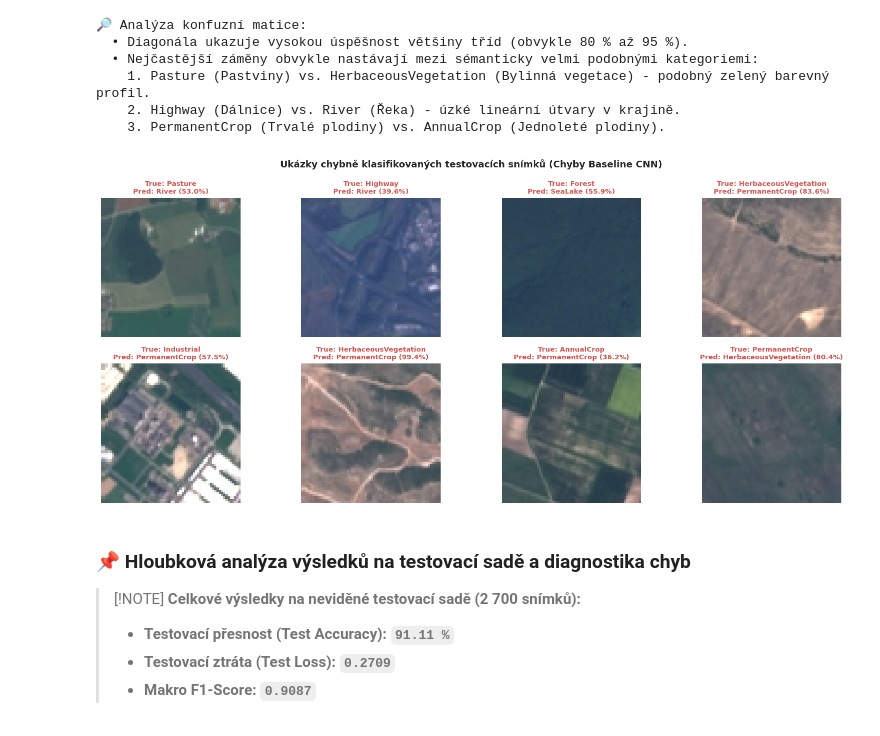
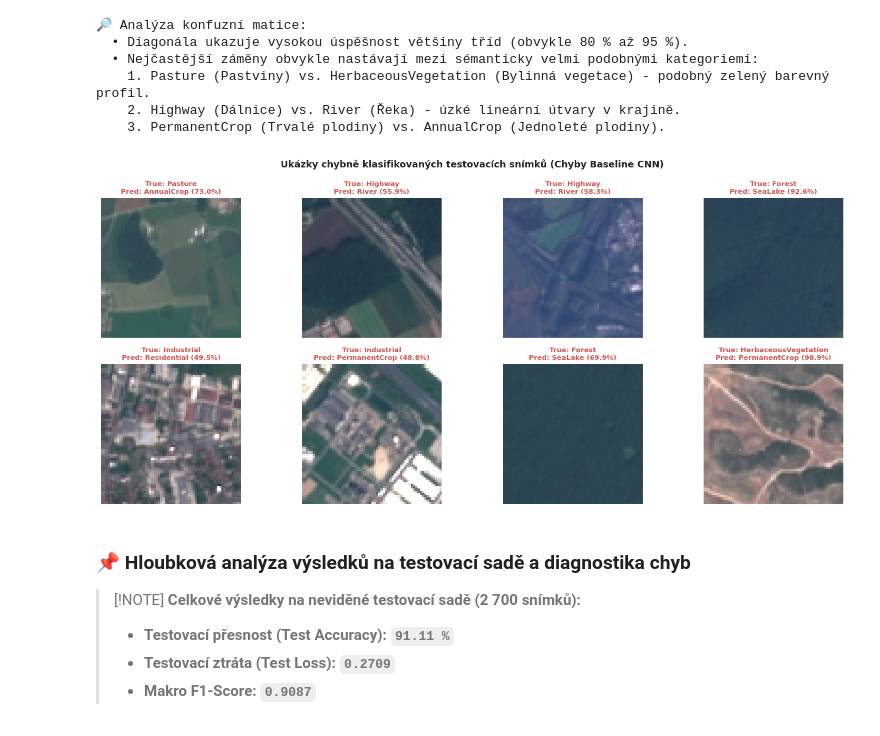
Before and after one commit to tomaskirnig/ML, a Jupyter notebook: ML_project_1.ipynb, the cells around one changed output. Cells and saved outputs as stored; diff of their text form; code cells hidden in the pictures.

```diff
--- a/ML_project_1.ipynb
+++ b/ML_project_1.ipynb
@@ -148,6 +146,11 @@ Dataset EuroSAT úspěšně nalezen a ověřen v: /content/EuroSAT
 train_df = pd.read_csv(DATA_DIR / "train.csv")
 val_df   = pd.read_csv(DATA_DIR / "validation.csv")
 test_df  = pd.read_csv(DATA_DIR / "test.csv")
+
+# Globální definice a mapování 10 tříd seřazených podle indexu štítku (0 až 9)
+CLASS_NAMES = [train_df[train_df["Label"] == i]["ClassName"].iloc[0] for i in range(10)]
+class_names = CLASS_NAMES
+classes = CLASS_NAMES
 
 total_samples = len(train_df) + len(val_df) + len(test_df)
 print(f"Počty vzorků v datasetech:")
@@ -155,6 +158,7 @@ print(f"  • Trénovací (Train):      {len(train_df):5d} ({len(train_df)/total
 print(f"  • Validační (Validation): {len(val_df):5d} ({len(val_df)/total_samples:.1%})")
 print(f"  • Testovací (Test):       {len(test_df):5d} ({len(test_df)/total_samples:.1%})")
 print(f"  • Celkem:                 {total_samples:5d}")
+print(f"Třídy EuroSAT ({len(CLASS_NAMES)}): {', '.join(CLASS_NAMES)}")
 # %% [output]
 Počty vzorků v datasetech:
   • Trénovací (Train):      18900 (70.0%)
@@ -249,10 +250,9 @@ Zastoupení tříd v trénovací sadě:
 | SeaLake | 2100 | 600 | 300 |
 # %%
 # 3.2 Vykreslení ukázkového snímku pro všech 10 tříd EuroSAT
-classes = sorted(train_df["ClassName"].unique())
 fig, axes = plt.subplots(2, 5, figsize=(14, 6))
 
-for idx, cls_name in enumerate(classes):
+for idx, cls_name in enumerate(CLASS_NAMES):
     ax = axes[idx // 5, idx % 5]
     row = train_df[train_df["ClassName"] == cls_name].iloc[0]
     img = Image.open(DATA_DIR / row["Filename"])
@@ -1016,33 +1010,33 @@ print("    3. PermanentCrop (Trvalé plodiny) vs. AnnualCrop (Jednoleté plodiny
 # %%
 # 8.4 Vizuální analýza chyb (Ukázky špatně klasifikovaných snímků)
 # Nalezení indexů, kde predikce neodpovídá skutečnosti
 misclassified_indices = np.where(all_preds[:len(all_test_imgs)] != all_targets[:len(all_test_imgs)])[0]
 
 if len(misclassified_indices) >= 8:
     selected_indices = misclassified_indices[:8]
     fig, axes = plt.subplots(2, 4, figsize=(16, 7))
 
     for i, idx in enumerate(selected_indices):
         ax = axes[i // 4, i % 4]
         img_tensor = all_test_imgs[idx]
         true_lbl = all_targets[idx]
         pred_lbl = all_preds[idx]
         conf = all_probs[idx, pred_lbl] * 100.0
 
         # Inverzní denormalizace pro vykreslení
         img_disp = denormalize(img_tensor, mean_list, std_list).permute(1, 2, 0).numpy()
         ax.imshow(img_disp)
-        title_text = f"True: {class_names[true_lbl]}\nPred: {class_names[pred_lbl]} ({conf:.1f}%)"
+        title_text = f"True: {CLASS_NAMES[true_lbl]}\nPred: {CLASS_NAMES[pred_lbl]} ({conf:.1f}%)"
         ax.set_title(title_text, fontsize=9.5, fontweight="bold", color="#d9534f")
         ax.axis("off")
 
     plt.suptitle("Ukázky chybně klasifikovaných testovacích snímků (Chyby Baseline CNN)", fontsize=13, fontweight="bold")
     plt.tight_layout()
     plt.show()
 else:
     print("Model udělal v prvních 200 vzorcích méně než 8 chyb!")
 # %% [output]
-[figure, old version]
+[figure, new version]
 # %% [markdown]
 ### 📌 Hloubková analýza výsledků na testovací sadě a diagnostika chyb
 
```
Also changed, not shown: parts of 15 cells of this notebook.
